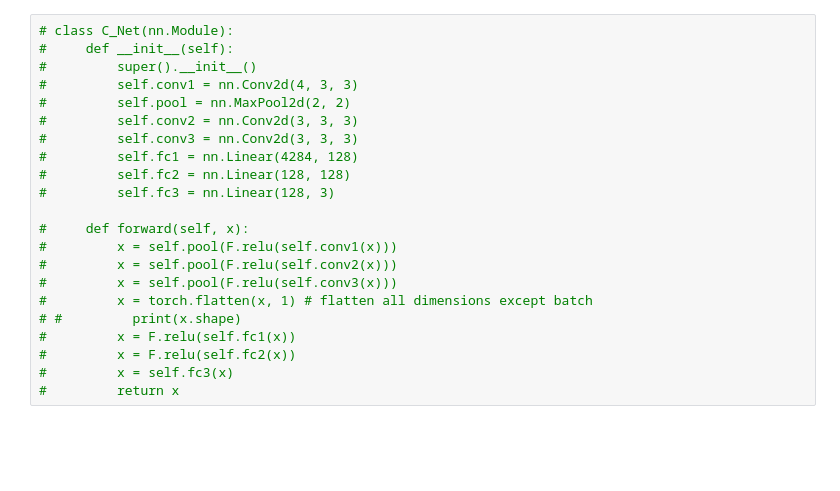
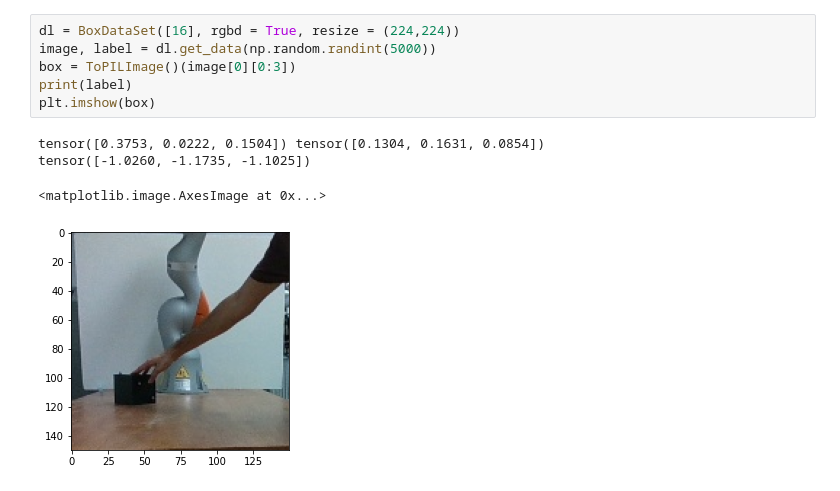
Before and after one commit to machines-in-motion/ioc_qp, a Jupyter notebook: vision/object_tracking.ipynb, the cells around one changed output. Saved outputs shown, nothing was run; the diff lists cells and outputs as text; blank space fills up the shorter version.

```diff
--- a/vision/object_tracking.ipynb
+++ b/vision/object_tracking.ipynb
@@ -63,25 +98,14 @@ class BoxDataSet(Dataset):
-# %%
-# class C_Net(nn.Module):
-#     def __init__(self):
-#         super().__init__()
-#         self.conv1 = nn.Conv2d(4, 3, 3)
-#         self.pool = nn.MaxPool2d(2, 2)
-#         self.conv2 = nn.Conv2d(3, 3, 3)
-#         self.conv3 = nn.Conv2d(3, 3, 3)
-#         self.fc1 = nn.Linear(4284, 128)
-#         self.fc2 = nn.Linear(128, 128)
-#         self.fc3 = nn.Linear(128, 3)
-
-#     def forward(self, x):
-#         x = self.pool(F.relu(self.conv1(x)))
-#         x = self.pool(F.relu(self.conv2(x)))
-#         x = self.pool(F.relu(self.conv3(x)))
-#         x = torch.flatten(x, 1) # flatten all dimensions except batch
-# #         print(x.shape)
-#         x = F.relu(self.fc1(x))
-#         x = F.relu(self.fc2(x))
-#         x = self.fc3(x)
-#         return x
+# %%
+dl = BoxDataSet([16], rgbd = True, resize = (224,224))
+image, label = dl.get_data(np.random.randint(5000))
+box = ToPILImage()(image[0][0:3])
+print(label)
+plt.imshow(box)
+# %% [output]
+tensor([0.3753, 0.0222, 0.1504]) tensor([0.1304, 0.1631, 0.0854])
+tensor([-1.0260, -1.1735, -1.1025])
+<matplotlib.image.AxesImage at 0x...>
+[figure, added]
 # %%
 class C_Net(nn.Module):
     def __init__(self):
```
Also changed, not shown: parts of 11 cells of this notebook, 5 other files.
